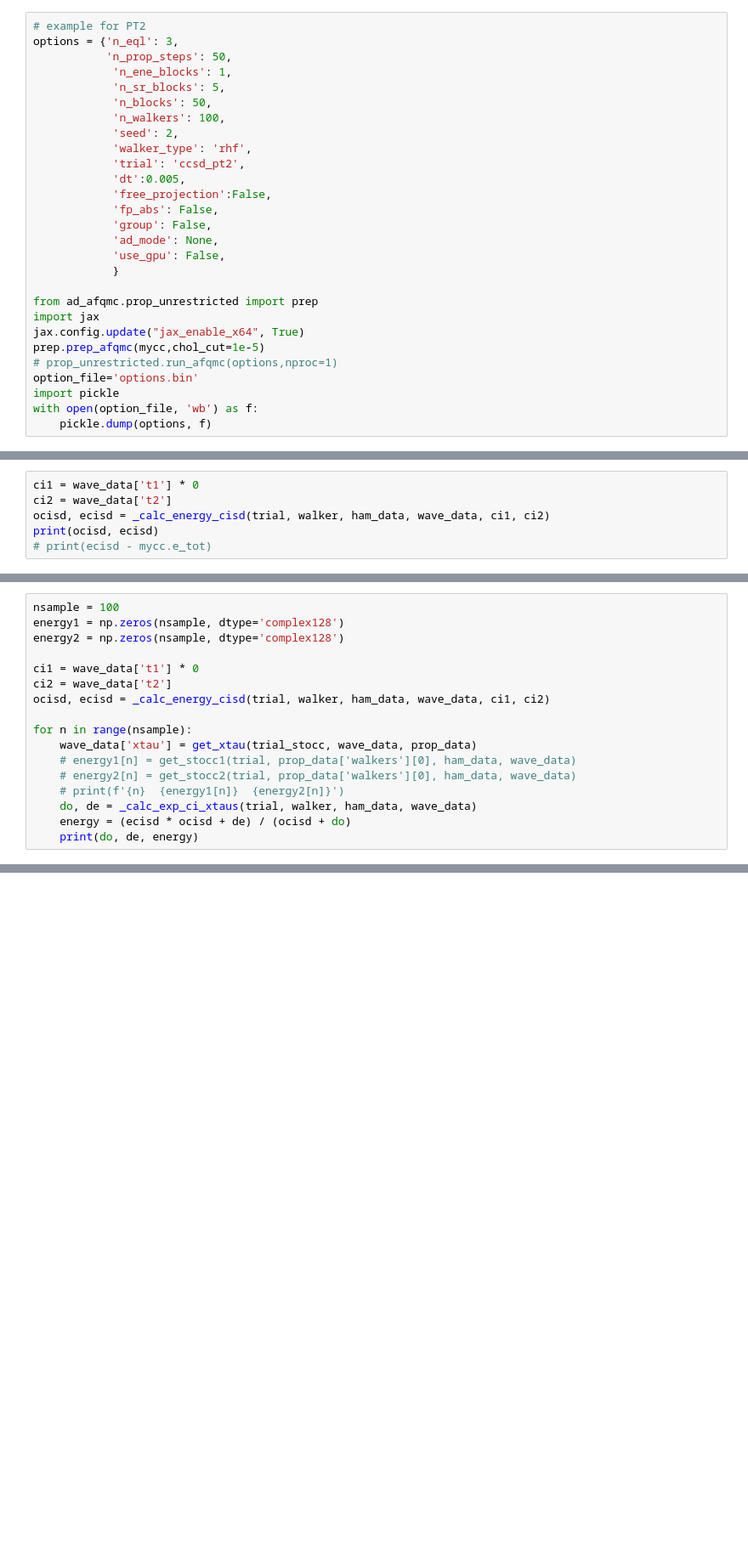
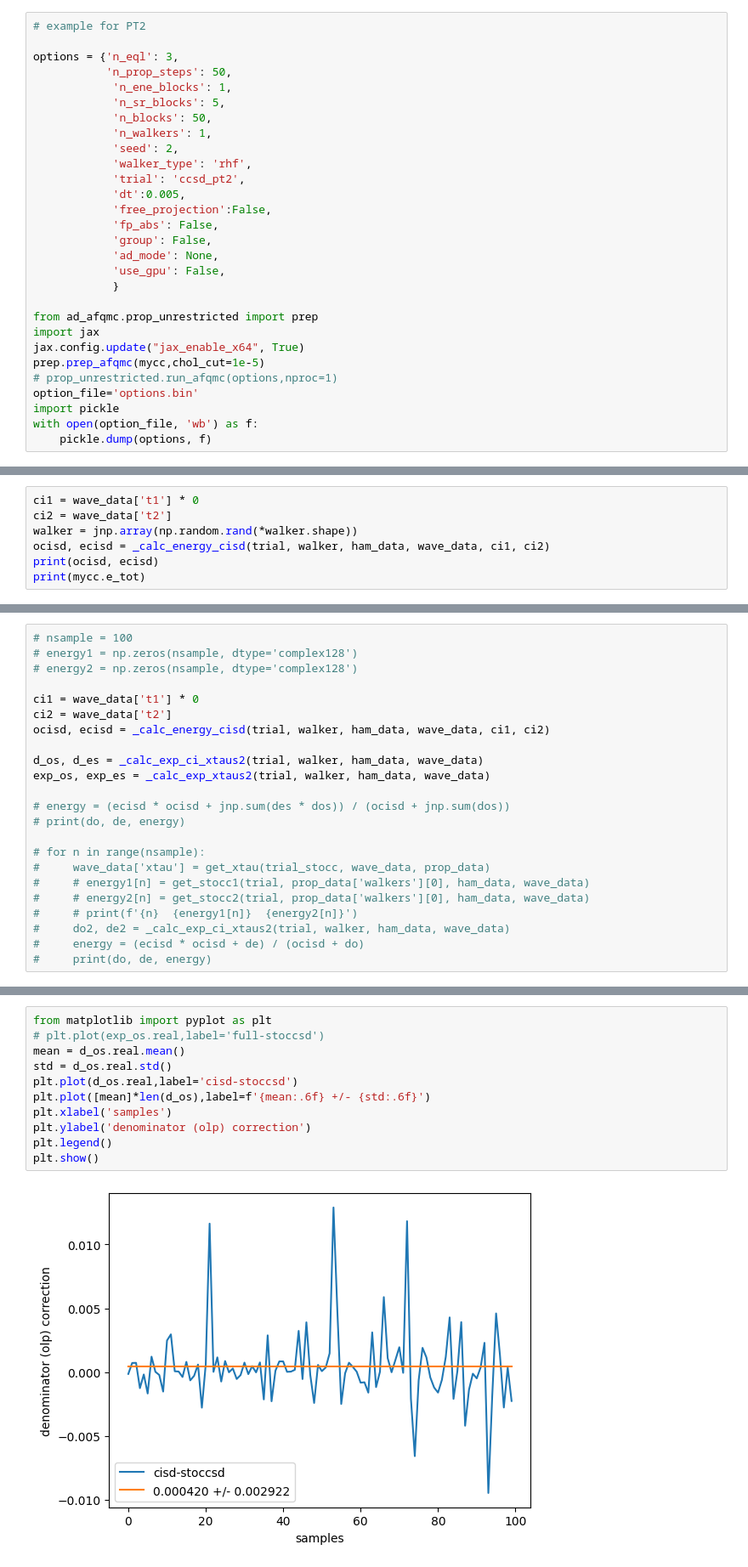
Before and after one commit to zh-yichi/cs_afqmc, a Jupyter notebook: ad_afqmc/prop_unrestricted/mixed_wave/test_h4.ipynb, the cells around one changed output, grey strips where cells are left out. Shown at 85% size. Drawn from its saved outputs; the diff is of its cells as text; blank space fills up the shorter version.

Commit message:
add disconnected stocc

```diff
--- a/ad_afqmc/prop_unrestricted/mixed_wave/test_h4.ipynb
+++ b/ad_afqmc/prop_unrestricted/mixed_wave/test_h4.ipynb
@@ -59,11 +45,12 @@ E(CCSD) = -2.165291785909683  E_corr = -0.07659940393913575
 # %%
 # example for PT2
+
 options = {'n_eql': 3,
            'n_prop_steps': 50,
             'n_ene_blocks': 1,
             'n_sr_blocks': 5,
             'n_blocks': 50,
-            'n_walkers': 100,
+            'n_walkers': 1,
             'seed': 2,
             'walker_type': 'rhf',
             'trial': 'ccsd_pt2',
@@ -518,7 +531,8 @@ def get_stocc2(trial, walker, ham_data, wave_data):
 # %%
 ci1 = wave_data['t1'] * 0
 ci2 = wave_data['t2']
+walker = jnp.array(np.random.rand(*walker.shape))
 ocisd, ecisd = _calc_energy_cisd(trial, walker, ham_data, wave_data, ci1, ci2)
 print(ocisd, ecisd)
-# print(ecisd - mycc.e_tot)
+print(mycc.e_tot)
 # %% [output]
@@ -526,17 +541,23 @@ print(ocisd, ecisd)
 # %%
-nsample = 100
-energy1 = np.zeros(nsample, dtype='complex128')
-energy2 = np.zeros(nsample, dtype='complex128')
+# nsample = 100
+# energy1 = np.zeros(nsample, dtype='complex128')
+# energy2 = np.zeros(nsample, dtype='complex128')
 
 ci1 = wave_data['t1'] * 0
 ci2 = wave_data['t2']
 ocisd, ecisd = _calc_energy_cisd(trial, walker, ham_data, wave_data, ci1, ci2)
 
-for n in range(nsample):
-    wave_data['xtau'] = get_xtau(trial_stocc, wave_data, prop_data)
-    # energy1[n] = get_stocc1(trial, prop_data['walkers'][0], ham_data, wave_data)
-    # energy2[n] = get_stocc2(trial, prop_data['walkers'][0], ham_data, wave_data)
-    # print(f'{n}  {energy1[n]}  {energy2[n]}')
-    do, de = _calc_exp_ci_xtaus(trial, walker, ham_data, wave_data)
-    energy = (ecisd * ocisd + de) / (ocisd + do)
-    print(do, de, energy)
+d_os, d_es = _calc_exp_ci_xtaus2(trial, walker, ham_data, wave_data)
+exp_os, exp_es = _calc_exp_xtaus2(trial, walker, ham_data, wave_data)
+
+# energy = (ecisd * ocisd + jnp.sum(des * dos)) / (ocisd + jnp.sum(dos))
+# print(do, de, energy)
+
+# for n in range(nsample):
+#     wave_data['xtau'] = get_xtau(trial_stocc, wave_data, prop_data)
+#     # energy1[n] = get_stocc1(trial, prop_data['walkers'][0], ham_data, wave_data)
+#     # energy2[n] = get_stocc2(trial, prop_data['walkers'][0], ham_data, wave_data)
+#     # print(f'{n}  {energy1[n]}  {energy2[n]}')
+#     do2, de2 = _calc_exp_ci_xtaus2(trial, walker, ham_data, wave_data)
+#     energy = (ecisd * ocisd + de) / (ocisd + do)
+#     print(do, de, energy)
@@ -560,0 +564,13 @@ for n in range(nsample):
+# %%
+from matplotlib import pyplot as plt
+# plt.plot(exp_os.real,label='full-stoccsd')
+mean = d_os.real.mean()
+std = d_os.real.std()
+plt.plot(d_os.real,label='cisd-stoccsd')
+plt.plot([mean]*len(d_os),label=f'{mean:.6f} +/- {std:.6f}')
+plt.xlabel('samples')
+plt.ylabel('denominator (olp) correction')
+plt.legend()
+plt.show()
+# %% [output]
+[figure, added]
```
Also changed, not shown: parts of 9 cells of this notebook, 8 other files.
